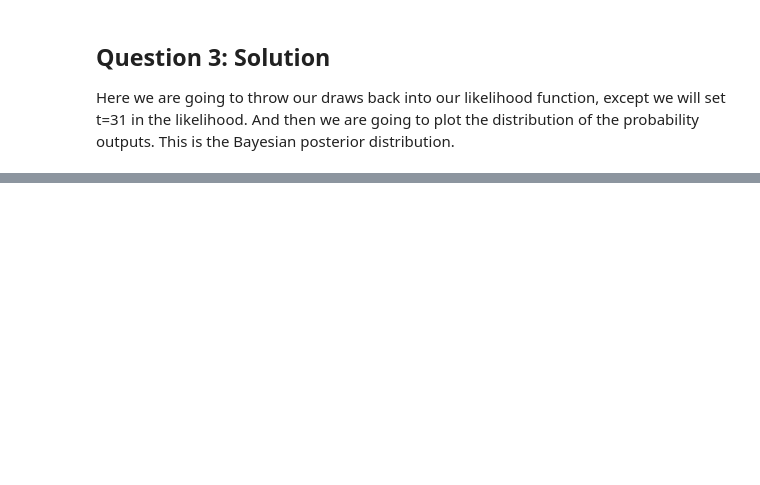
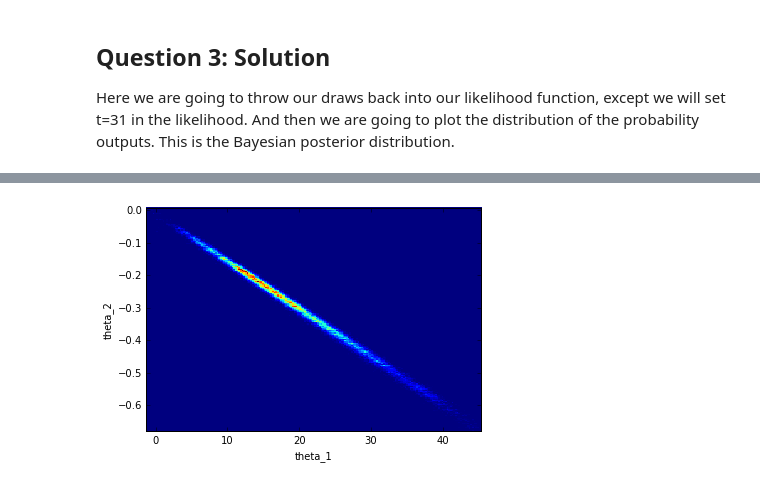
Before and after one commit to pmelchior/usrp-sciprog, a Jupyter notebook: day6/Challenger.ipynb, the cells around one changed output, grey strips where cells are left out. Saved outputs shown, nothing was run; the diff lists cells and outputs as text; code cells hidden in the pictures; blank space fills up the shorter version.

```diff
--- a/day6/Challenger.ipynb
+++ b/day6/Challenger.ipynb
@@ -156,0 +200,9 @@ MWAHAHAHAHA ;-)
+# %%
+n = 100000 # Number of samples
+
+# How wide should the proposal step be?
+sig_x = 1
+sig_y = 0.1
+
+# Do the sampling using the M-H algorithm
+samples = mymetropolis(n,sig_x,sig_y,p_fail,T)
@@ -156,0 +220,8 @@ MWAHAHAHAHA ;-)
+# %%
+# Let's make a 2-D Histogram of the draws from the M-H algorithm
+plt.hist2d(samples[0,:], samples[1,:], normed=True, bins=200)
+plt.xlabel('theta_1')
+plt.ylabel('theta_2')
+plt.show()
+# %% [output]
+[figure, added]
```
Also changed, not shown: parts of 23 cells of this notebook.
